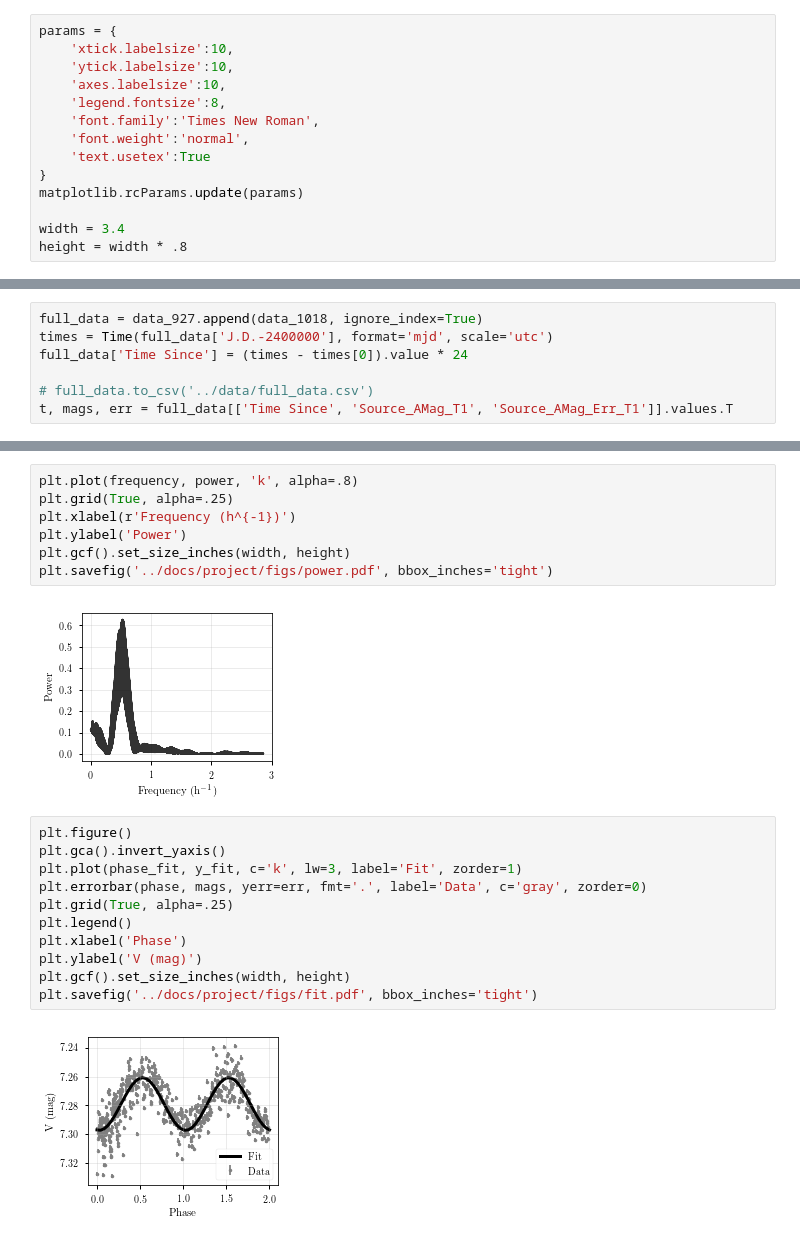
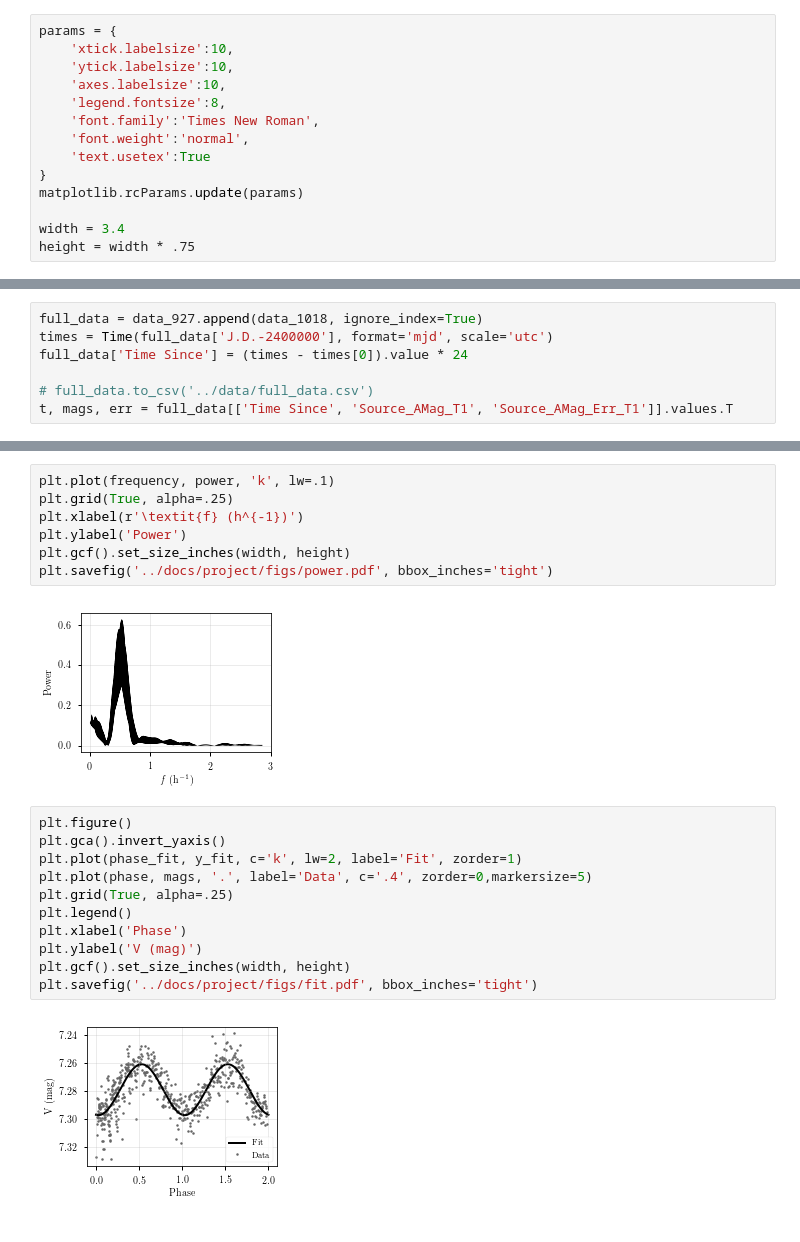
Before and after one commit to mileslucas/astro344l, a Jupyter notebook: project/src/project.ipynb, the cells around one changed output, grey strips where cells are left out. Cells and saved outputs as stored; diff of their text form.

```diff
--- a/project/src/project.ipynb
+++ b/project/src/project.ipynb
@@ -23,7 +23,7 @@ params = {
 matplotlib.rcParams.update(params)
 
 width = 3.4
-height = width * .8
+height = width * .75
 # %%
 data_927 = pd.read_excel('../data/0927_measurements.xlsx')
 
@@ -69,17 +63,17 @@ Best Period: 1.8924901905121436 h   0.07885375793800599 d
 # %%
-plt.plot(frequency, power, 'k', alpha=.8)
+plt.plot(frequency, power, 'k', lw=.1)
 plt.grid(True, alpha=.25)
-plt.xlabel(r'Frequency (h^{-1})')
+plt.xlabel(r'\textit{f} (h^{-1})')
 plt.ylabel('Power')
 plt.gcf().set_size_inches(width, height)
 plt.savefig('../docs/project/figs/power.pdf', bbox_inches='tight')
 # %% [output]
-[figure, old version]
+[figure, new version]
 # %%
 plt.figure()
 plt.gca().invert_yaxis()
-plt.plot(phase_fit, y_fit, c='k', lw=3, label='Fit', zorder=1)
-plt.errorbar(phase, mags, yerr=err, fmt='.', label='Data', c='gray', zorder=0)
+plt.plot(phase_fit, y_fit, c='k', lw=2, label='Fit', zorder=1)
+plt.plot(phase, mags, '.', label='Data', c='.4', zorder=0,markersize=5)
 plt.grid(True, alpha=.25)
 plt.legend()
 plt.xlabel('Phase')
@@ -87,5 +81,5 @@ plt.ylabel('V (mag)')
 plt.gcf().set_size_inches(width, height)
 plt.savefig('../docs/project/figs/fit.pdf', bbox_inches='tight')
 # %% [output]
-[figure, old version]
+[figure, new version]
 # %%
```
Also changed, not shown: parts of 3 cells of this notebook, 9 other files.
